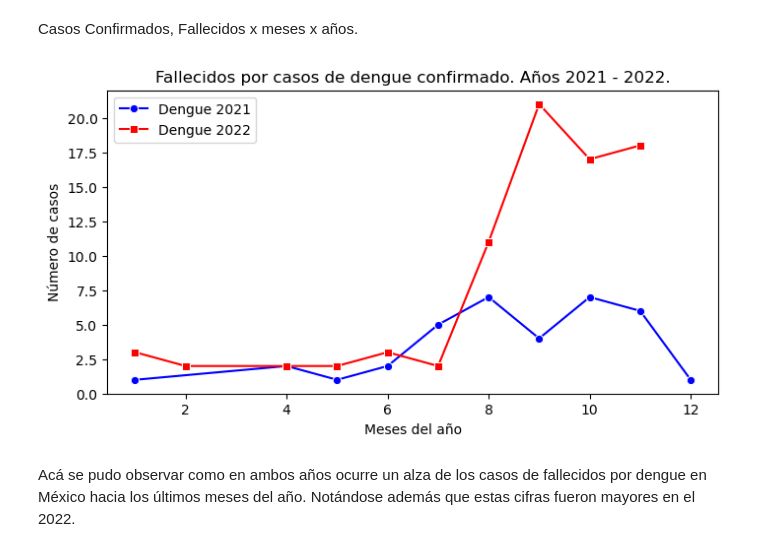
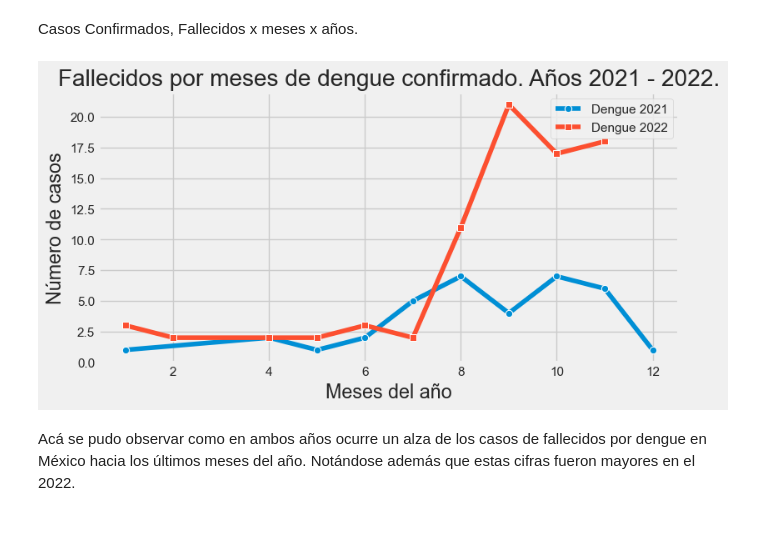
Before and after one commit to ProyectosMCD/Dengue, a Jupyter notebook: dengue.ipynb, the cells around one changed output. Drawn from its saved outputs; the diff is of its cells as text; code cells hidden in the pictures.

```diff
--- a/dengue.ipynb
+++ b/dengue.ipynb
@@ -10,6 +10,8 @@ from unidecode import unidecode
 import os
 import matplotlib.pyplot as plt
 import seaborn as sns
+pd.set_option('display.max_columns', None)
+plt.style.use('fivethirtyeight')
 # %% [markdown]
 ### Conexión a la BD
 # %%
@@ -139,7 +141,9 @@ Cargando las tablas con datos del dengue del 2021 y 2022 en DF...
 
 # Seleccionar las variables a utilizar...
 variables = ["SEXO", "EDAD_ANOS", "ENTIDAD_RES", "MUNICIPIO_RES", "FECHA_SIGN_SINTOMAS",
-             "TIPO_PACIENTE", "HEMORRAGICOS", "DEFUNCION", "DICTAMEN", "RESULTADO_PCR", "ESTATUS_CASO"]
+            "TIPO_PACIENTE", "INDIGENA", "HEMORRAGICOS", "DIABETES", "HIPERTENSION", "ENFERMEDAD_ULC_PEPTICA",
+            "ENFERMEDAD_RENAL", "INMUNOSUPR", "CIRROSIS_HEPATICA", "EMBARAZO", "DEFUNCION", "DICTAMEN",
+            "RESULTADO_PCR", "ESTATUS_CASO"]
 columnas_select = ', '.join(variables)
 # Creando la Querry de forma segura...
 query_21 = f"SELECT {columnas_select} FROM dengue_301221"
@@ -153,6 +157,14 @@ df_dengue_2021["SEXO"] = df_dengue_2021["SEXO"].map(diccionarios["CATALOGO_SEXO"
 df_dengue_2021["ENTIDAD_RES"] = df_dengue_2021["ENTIDAD_RES"].map(diccionarios["CATALOGO_ENTIDAD"])
 df_dengue_2021["MUNICIPIO_RES"] = df_dengue_2021["MUNICIPIO_RES"].map(diccionarios["CATALOGO_MUNICIPIO"])
 df_dengue_2021["TIPO_PACIENTE"] = df_dengue_2021["TIPO_PACIENTE"].map(diccionarios["CATALOGO_TIPO_PACIENTE"])
+df_dengue_2021["INDIGENA"] = df_dengue_2021["INDIGENA"].map(diccionarios["CATALOGO_SI_NO"])
+df_dengue_2021["DIABETES"] = df_dengue_2021["DIABETES"].map(diccionarios["CATALOGO_SI_NO"])
+df_dengue_2021["HIPERTENSION"] = df_dengue_2021["HIPERTENSION"].map(diccionarios["CATALOGO_SI_NO"])
+df_dengue_2021["ENFERMEDAD_ULC_PEPTICA"] = df_dengue_2021["ENFERMEDAD_ULC_PEPTICA"].map(diccionarios["CATALOGO_SI_NO"])
+df_dengue_2021["ENFERMEDAD_RENAL"] = df_dengue_2021["ENFERMEDAD_RENAL"].map(diccionarios["CATALOGO_SI_NO"])
+df_dengue_2021["INMUNOSUPR"] = df_dengue_2021["INMUNOSUPR"].map(diccionarios["CATALOGO_SI_NO"])
+df_dengue_2021["CIRROSIS_HEPATICA"] = df_dengue_2021["CIRROSIS_HEPATICA"].map(diccionarios["CATALOGO_SI_NO"])
+df_dengue_2021["EMBARAZO"] = df_dengue_2021["EMBARAZO"].map(diccionarios["CATALOGO_SI_NO"])
 df_dengue_2021["HEMORRAGICOS"] = df_dengue_2021["HEMORRAGICOS"].map(diccionarios["CATALOGO_SI_NO"])
 df_dengue_2021["DEFUNCION"] = df_dengue_2021["DEFUNCION"].map(diccionarios["CATALOGO_SI_NO"])
 df_dengue_2021["DICTAMEN"] = df_dengue_2021["DICTAMEN"].map(diccionarios["CATALOGO_DICTAMEN"])
@@ -165,6 +177,14 @@ df_dengue_2022["SEXO"] = df_dengue_2022["SEXO"].map(diccionarios["CATALOGO_SEXO"
 df_dengue_2022["ENTIDAD_RES"] = df_dengue_2022["ENTIDAD_RES"].map(diccionarios["CATALOGO_ENTIDAD"])
 df_dengue_2022["MUNICIPIO_RES"] = df_dengue_2022["MUNICIPIO_RES"].map(diccionarios["CATALOGO_MUNICIPIO"])
 df_dengue_2022["TIPO_PACIENTE"] = df_dengue_2022["TIPO_PACIENTE"].map(diccionarios["CATALOGO_TIPO_PACIENTE"])
+df_dengue_2022["INDIGENA"] = df_dengue_2022["INDIGENA"].map(diccionarios["CATALOGO_SI_NO"])
+df_dengue_2022["DIABETES"] = df_dengue_2022["DIABETES"].map(diccionarios["CATALOGO_SI_NO"])
+df_dengue_2022["HIPERTENSION"] = df_dengue_2022["HIPERTENSION"].map(diccionarios["CATALOGO_SI_NO"])
+df_dengue_2022["ENFERMEDAD_ULC_PEPTICA"] = df_dengue_2022["ENFERMEDAD_ULC_PEPTICA"].map(diccionarios["CATALOGO_SI_NO"])
+df_dengue_2022["ENFERMEDAD_RENAL"] = df_dengue_2022["ENFERMEDAD_RENAL"].map(diccionarios["CATALOGO_SI_NO"])
+df_dengue_2022["INMUNOSUPR"] = df_dengue_2022["INMUNOSUPR"].map(diccionarios["CATALOGO_SI_NO"])
+df_dengue_2022["CIRROSIS_HEPATICA"] = df_dengue_2022["CIRROSIS_HEPATICA"].map(diccionarios["CATALOGO_SI_NO"])
+df_dengue_2022["EMBARAZO"] = df_dengue_2022["EMBARAZO"].map(diccionarios["CATALOGO_SI_NO"])
 df_dengue_2022["HEMORRAGICOS"] = df_dengue_2022["HEMORRAGICOS"].map(diccionarios["CATALOGO_SI_NO"])
 df_dengue_2022["DEFUNCION"] = df_dengue_2022["DEFUNCION"].map(diccionarios["CATALOGO_SI_NO"])
 df_dengue_2022["DICTAMEN"] = df_dengue_2022["DICTAMEN"].map(diccionarios["CATALOGO_DICTAMEN"])
@@ -202,17 +233,16 @@ muertes_dengue_2022 = muertes_dengue_2022.reset_index()
 # %%
 plt.figure(figsize=(8, 4))
 
-ax = sns.lineplot(data = muertes_dengue_2021, x ='MESES' , y = "CASOS", color = "blue", label = "Dengue 2021", marker='o')
-ax = sns.lineplot(data = muertes_dengue_2022, x ='MESES' , y = "CASOS", color = "red", label = "Dengue 2022", marker='s')
-ax.set(title = "Fallecidos por casos de dengue confirmado. Años 2021 - 2022.", xlabel = "Meses del año", ylabel = "Número de casos")
+ax = sns.lineplot(data = muertes_dengue_2021, x ='MESES' , y = "CASOS", label = "Dengue 2021", marker='o')
+ax = sns.lineplot(data = muertes_dengue_2022, x ='MESES' , y = "CASOS", label = "Dengue 2022", marker='s')
+ax.set(title = "Fallecidos por meses de dengue confirmado. Años 2021 - 2022.", xlabel = "Meses del año", ylabel = "Número de casos")
 
-#sns.set(title = )
 plt.legend()
 
 # Mostrar el gráfico
 plt.show()
 # %% [output]
-[figure, old version]
+[figure, new version]
 # %% [markdown]
 Acá se pudo observar como en ambos años ocurre un alza de los casos de fallecidos por dengue en México hacia los últimos meses del año.
 Notándose además que estas cifras fueron mayores en el 2022.
```
Also changed, not shown: parts of 12 cells of this notebook.
